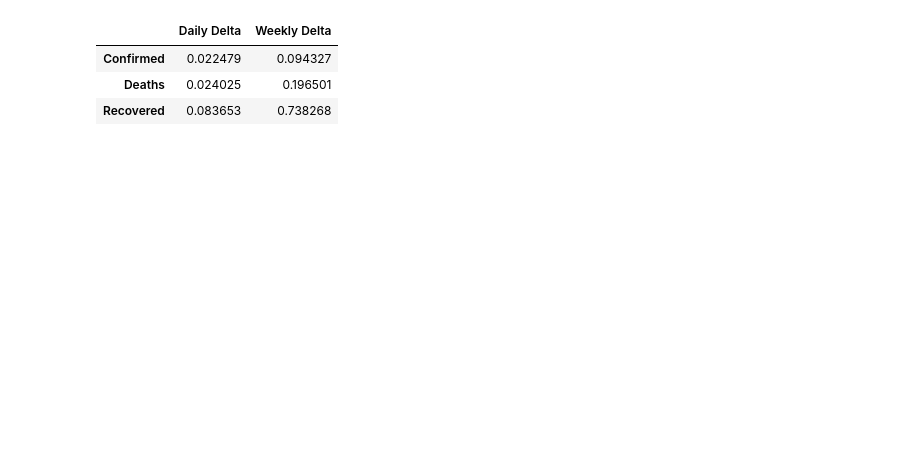
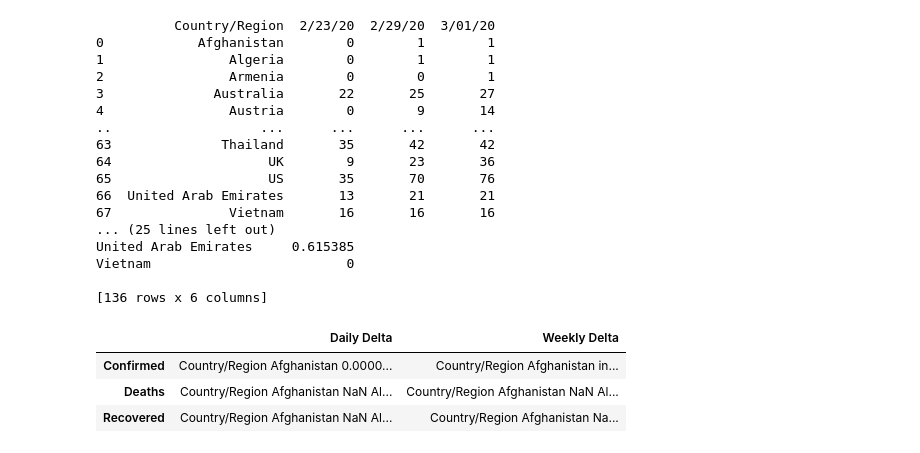
Before and after one commit to IshmaelObeso/Coronavirus-Data-Analysis, a Jupyter notebook: Data-Analysis-Time-Series.ipynb, the cells around one changed output. Drawn from its saved outputs; the diff is of its cells as text; code cells hidden in the pictures; blank space fills up the shorter version.

```diff
--- a/Data-Analysis-Time-Series.ipynb
+++ b/Data-Analysis-Time-Series.ipynb
@@ -94,14 +96,66 @@ recovery_weekly_delta = (aggregate_recovery[-1] - aggregate_recovery[-8])/aggreg
-# %%
-# create deltas dataframe
-deltas = {'Daily Delta': [confirmed_daily_delta, deaths_daily_delta, recovery_daily_delta],
-          'Weekly Delta': [confirmed_weekly_delta, deaths_weekly_delta, recovery_weekly_delta]}
-delta_df = pd.DataFrame(data=deltas, index=['Confirmed', 'Deaths', 'Recovered'])
-delta_df
-# %% [output]
-|  | Daily Delta | Weekly Delta |
-| Confirmed | 0.022479 | 0.094327 |
-| Deaths | 0.024025 | 0.196501 |
-| Recovered | 0.083653 | 0.738268 |
+# %%
+confirmed_history = pd.concat([confirmed_groupby_country.iloc[:,-8],
+                               confirmed_groupby_country.iloc[:,-2],
+                               confirmed_groupby_country.iloc[:,-1]],
+                              axis=1)
+deaths_history = pd.concat([deaths_groupby_country.iloc[:,-8],
+                            deaths_groupby_country.iloc[:,-2],
+                            deaths_groupby_country.iloc[:,-1]],
+                            axis=1)
+recovery_history = pd.concat([recovery_groupby_country.iloc[:,-8],
+                              recovery_groupby_country.iloc[:,-2],
+                              recovery_groupby_country.iloc[:,-1]],
+                             axis=1)
+
+
+# combine deltas and history
+confirmed_delta_df = pd.concat([confirmed_history,
+                                confirmed_daily_delta,
+                                confirmed_weekly_delta],
+                               axis=1).rename(columns={0: 'Daily Delta', 1: 'Weekly Delta'})
+deaths_delta_df = pd.concat([deaths_history,
+                                deaths_daily_delta,
+                                deaths_weekly_delta],
+                               axis=1).rename(columns={0: 'Daily Delta', 1: 'Weekly Delta'})
+recovery_delta_df = pd.concat([recovery_history,
+                                recovery_daily_delta,
+                                recovery_weekly_delta],
+                               axis=1).rename(columns={0: 'Daily Delta', 1: 'Weekly Delta'})
+
+confirmed_delta_df.replace([np.inf], 'n/a', inplace=True)
+print(confirmed_delta_df)
+
+
+
+
+
+# create deltas dataframe
+deltas = {'Daily Delta': [confirmed_daily_delta, deaths_daily_delta, recovery_daily_delta],
+          'Weekly Delta': [confirmed_weekly_delta, deaths_weekly_delta, recovery_weekly_delta]}
+delta_df = pd.DataFrame(data=deltas, index=['Confirmed', 'Deaths', 'Recovered'])
+delta_df
+# %% [output]
+          Country/Region  2/23/20  2/29/20  3/01/20
+0            Afghanistan        0        1        1
+1                Algeria        0        1        1
+2                Armenia        0        0        1
+3              Australia       22       25       27
+4                Austria        0        9       14
+..                   ...      ...      ...      ...
+63              Thailand       35       42       42
+64                    UK        9       23       36
+65                    US       35       70       76
+66  United Arab Emirates       13       21       21
+67               Vietnam       16       16       16
+... (25 lines left out)
+United Arab Emirates     0.615385
+Vietnam                         0
+
+[136 rows x 6 columns]
+|  | Daily Delta | Weekly Delta |
+| Confirmed | Country/Region Afghanistan 0.0000... | Country/Region Afghanistan in... |
+| Deaths | Country/Region Afghanistan NaN Al... | Country/Region Afghanistan NaN Al... |
+| Recovered | Country/Region Afghanistan NaN Al... | Country/Region Afghanistan Na... |
 # %%
 # convert to percentage for easy understanding
 delta_df_percent = (delta_df * 100).astype(str) + '%'
```
Also changed, not shown: parts of 9 cells of this notebook, 2 other files.
